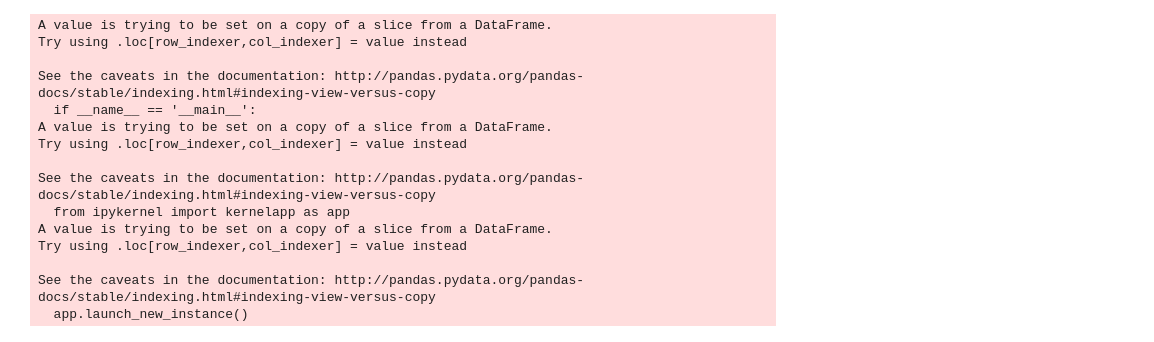
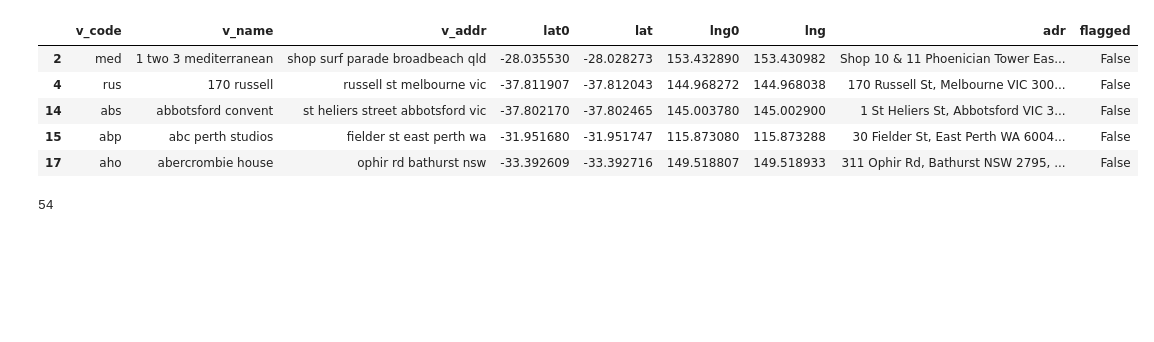
Before and after one commit to eeghor/gmaps_venue_coords, a Jupyter notebook: aus_venue_coords_check.ipynb, the cells around one changed output. Drawn from its saved outputs; the diff is of its cells as text; code cells hidden in the pictures; blank space fills up the shorter version.

```diff
--- a/aus_venue_coords_check.ipynb
+++ b/aus_venue_coords_check.ipynb
@@ -247,23 +289,16 @@ See the caveats in the documentation: http://pandas.pydata.org/pandas-docs/stabl
 # %%
-landmark_name_venues["lng"] = landmark_name_venues.loc[:,"result"].apply(lambda x: x[0]['lng'])
-landmark_name_venues["lat"] = landmark_name_venues.loc[:,"result"].apply(lambda x: x[0]['lat'])
-landmark_name_venues["adr"] = landmark_name_venues.loc[:,"result"].apply(lambda x: x[1])
+venues["lng"] = venues.loc[:,"result"].apply(lambda x: x[0]['lng'])
+venues["lat"] = venues.loc[:,"result"].apply(lambda x: x[0]['lat'])
+venues["adr"] = venues.loc[:,"result"].apply(lambda x: x[1])
-# %% [output]
-A value is trying to be set on a copy of a slice from a DataFrame.
-Try using .loc[row_indexer,col_indexer] = value instead
-
-See the caveats in the documentation: http://pandas.pydata.org/pandas-docs/stable/indexing.html#indexing-view-versus-copy
-  if __name__ == '__main__':
-A value is trying to be set on a copy of a slice from a DataFrame.
-Try using .loc[row_indexer,col_indexer] = value instead
-
-See the caveats in the documentation: http://pandas.pydata.org/pandas-docs/stable/indexing.html#indexing-view-versus-copy
-  from ipykernel import kernelapp as app
-A value is trying to be set on a copy of a slice from a DataFrame.
-Try using .loc[row_indexer,col_indexer] = value instead
-
-See the caveats in the documentation: http://pandas.pydata.org/pandas-docs/stable/indexing.html#indexing-view-versus-copy
-  app.launch_new_instance()
 # %%
-res0 = landmark_name_venues.loc[:,["v_code","v_name","v_addr","lat0","lat", "lng0", "lng","adr"]]
+res0 = venues.loc[:,["v_code","v_name","v_addr","lat0","lat", "lng0", "lng","adr"]]
+# %%
+res0.head()
+# %% [output]
+|  | v_code | v_name | v_addr | lat0 | lat | lng0 | lng | adr | flagged |
+| 2 | med | 1 two 3 mediterranean | shop surf parade broadbeach qld | -28.035530 | -28.028273 | 153.432890 | 153.430982 | Shop 10 & 11 Phoenician Tower Eas... | False |
+| 4 | rus | 170 russell | russell st melbourne vic | -37.811907 | -37.812043 | 144.968272 | 144.968038 | 170 Russell St, Melbourne VIC 300... | False |
+| 14 | abs | abbotsford convent | st heliers street abbotsford vic | -37.802170 | -37.802465 | 145.003780 | 145.002900 | 1 St Heliers St, Abbotsford VIC 3... | False |
+| 15 | abp | abc perth studios | fielder st east perth wa | -31.951680 | -31.951747 | 115.873080 | 115.873288 | 30 Fielder St, East Perth WA 6004... | False |
+| 17 | aho | abercrombie house | ophir rd bathurst nsw | -33.392609 | -33.392716 | 149.518807 | 149.518933 | 311 Ophir Rd, Bathurst NSW 2795, ... | False |
 # %%
@@ -273,3 +308,7 @@ rr = res0[res0.flagged == True]
+# %%
+len(rr)
+# %% [output]
+54
 # %%
 rr.drop("flagged",inplace=True,axis=1)
 # %% [output]
```
Also changed, not shown: parts of 22 cells of this notebook.
